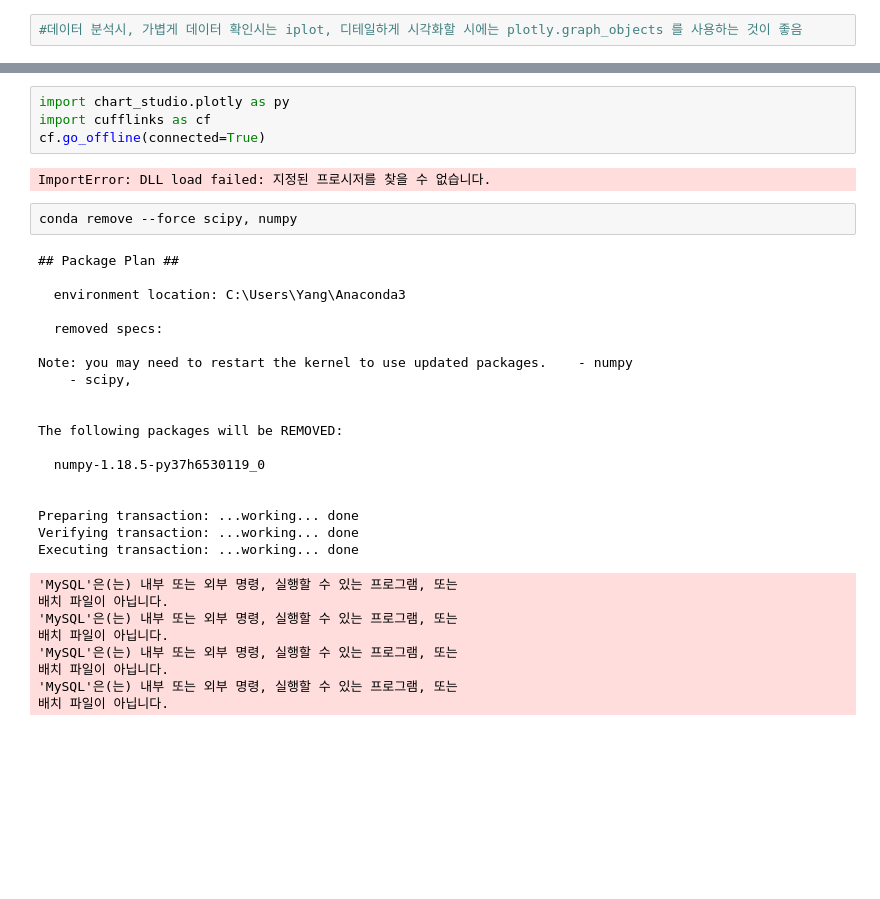
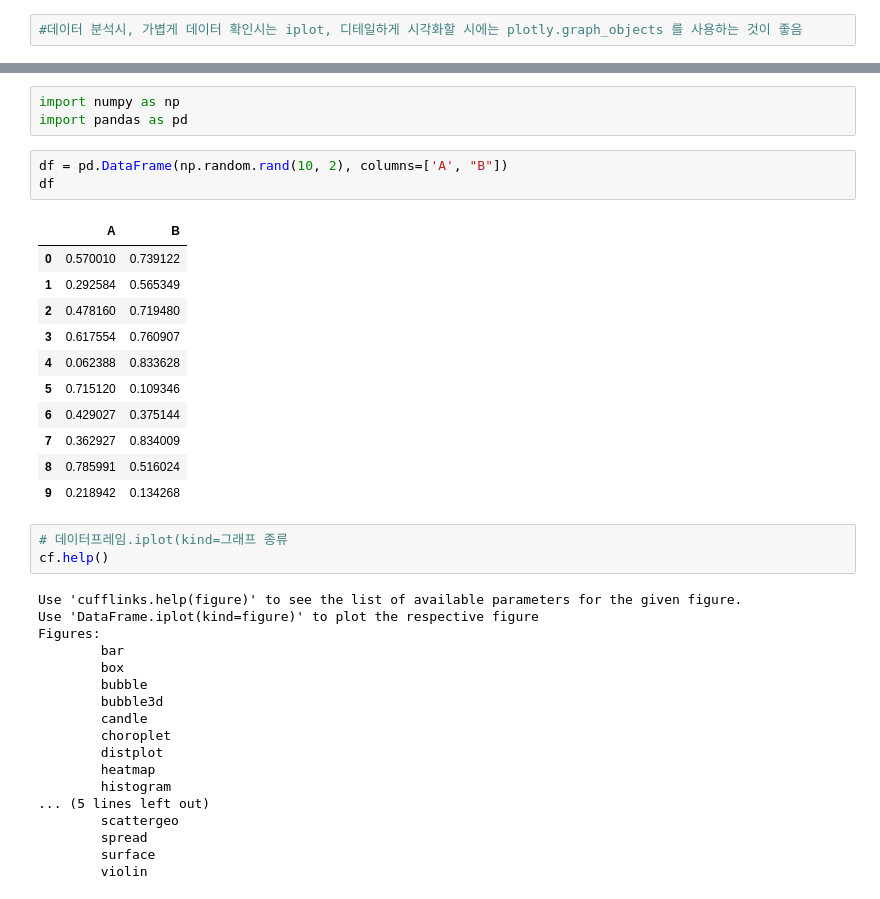
Before and after one commit to seonghunYang/TIL, a Jupyter notebook: 데이터 시각화/pandas_iplot.ipynb, the cells around one changed output, grey strips where cells are left out. Drawn from its saved outputs; the diff is of its cells as text; blank space fills up the shorter version.

Commit message:
파일 변경 및 bar chart 그려보기

```diff
--- a/데이터 시각화/pandas_iplot.ipynb
+++ b/데이터 시각화/pandas_iplot.ipynb
@@ -38,35 +7,39 @@ Requirement already satisfied, skipping upgrade: pyparsing>=2.0.2 in c:\users\ya
-# %%
-import chart_studio.plotly as py
-import cufflinks as cf
-cf.go_offline(connected=True)
-# %% [output]
-ImportError: DLL load failed: 지정된 프로시저를 찾을 수 없습니다.
-# %%
-conda remove --force scipy, numpy
-# %% [output]
-## Package Plan ##
-
-  environment location: C:\Users\Yang\Anaconda3
-
-  removed specs:
-
-Note: you may need to restart the kernel to use updated packages.    - numpy
-    - scipy,
-
-
-The following packages will be REMOVED:
-
-  numpy-1.18.5-py37h6530119_0
-
-
-Preparing transaction: ...working... done
-Verifying transaction: ...working... done
-Executing transaction: ...working... done
-'MySQL'은(는) 내부 또는 외부 명령, 실행할 수 있는 프로그램, 또는
-배치 파일이 아닙니다.
-'MySQL'은(는) 내부 또는 외부 명령, 실행할 수 있는 프로그램, 또는
-배치 파일이 아닙니다.
-'MySQL'은(는) 내부 또는 외부 명령, 실행할 수 있는 프로그램, 또는
-배치 파일이 아닙니다.
-'MySQL'은(는) 내부 또는 외부 명령, 실행할 수 있는 프로그램, 또는
-배치 파일이 아닙니다.
+# %%
+import numpy as np
+import pandas as pd
+# %%
+df = pd.DataFrame(np.random.rand(10, 2), columns=['A', "B"])
+df
+# %% [output]
+|  | A | B |
+| 0 | 0.570010 | 0.739122 |
+| 1 | 0.292584 | 0.565349 |
+| 2 | 0.478160 | 0.719480 |
+| 3 | 0.617554 | 0.760907 |
+| 4 | 0.062388 | 0.833628 |
+| 5 | 0.715120 | 0.109346 |
+| 6 | 0.429027 | 0.375144 |
+| 7 | 0.362927 | 0.834009 |
+| 8 | 0.785991 | 0.516024 |
+| 9 | 0.218942 | 0.134268 |
+# %%
+# 데이터프레임.iplot(kind=그래프 종류
+cf.help()
+# %% [output]
+Use 'cufflinks.help(figure)' to see the list of available parameters for the given figure.
+Use 'DataFrame.iplot(kind=figure)' to plot the respective figure
+Figures:
+        bar
+        box
+        bubble
+        bubble3d
+        candle
+        choroplet
+        distplot
+        heatmap
+        histogram
+... (5 lines left out)
+        scattergeo
+        spread
+        surface
+        violin
```
Also changed, not shown: parts of 6 cells of this notebook.
